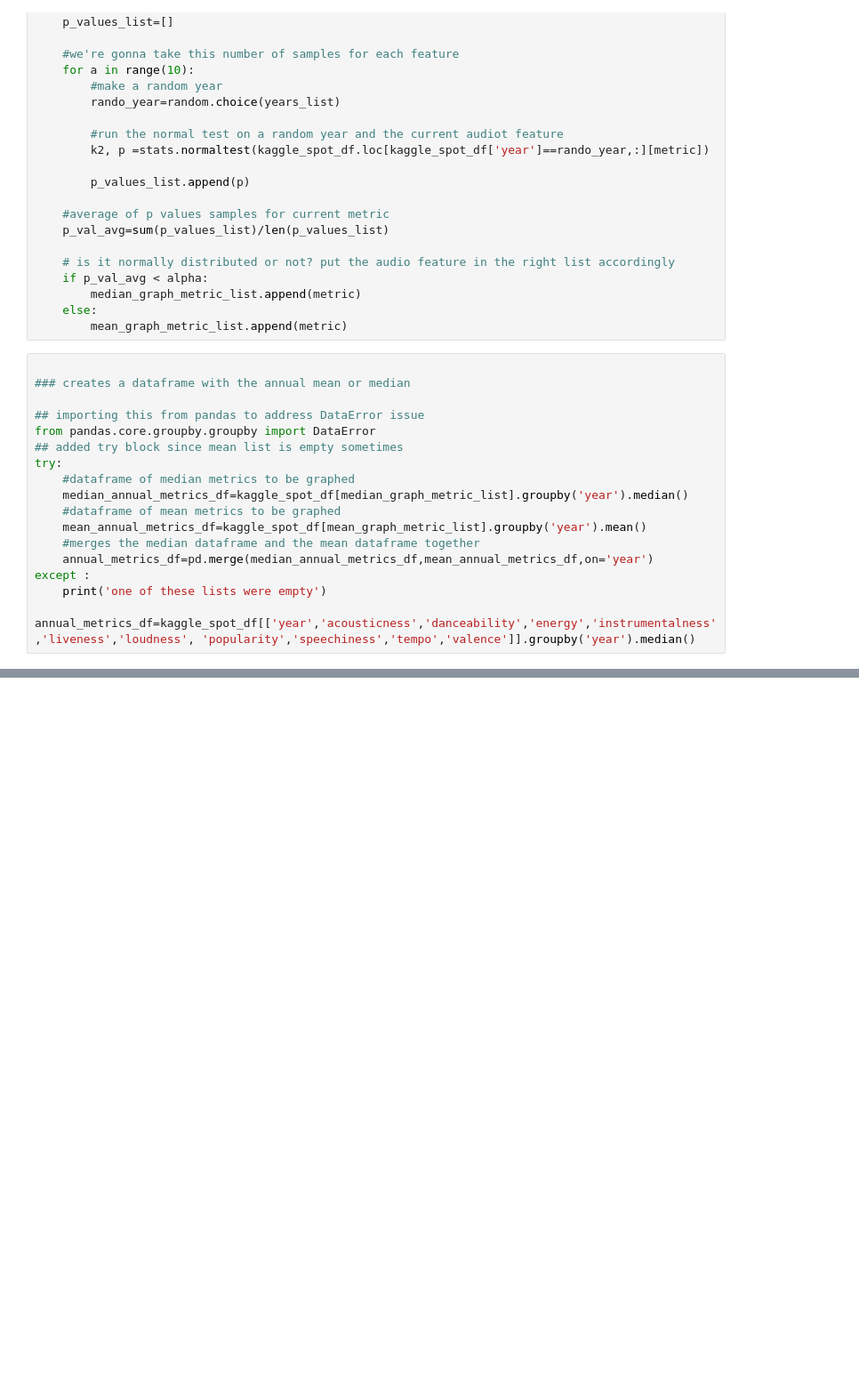
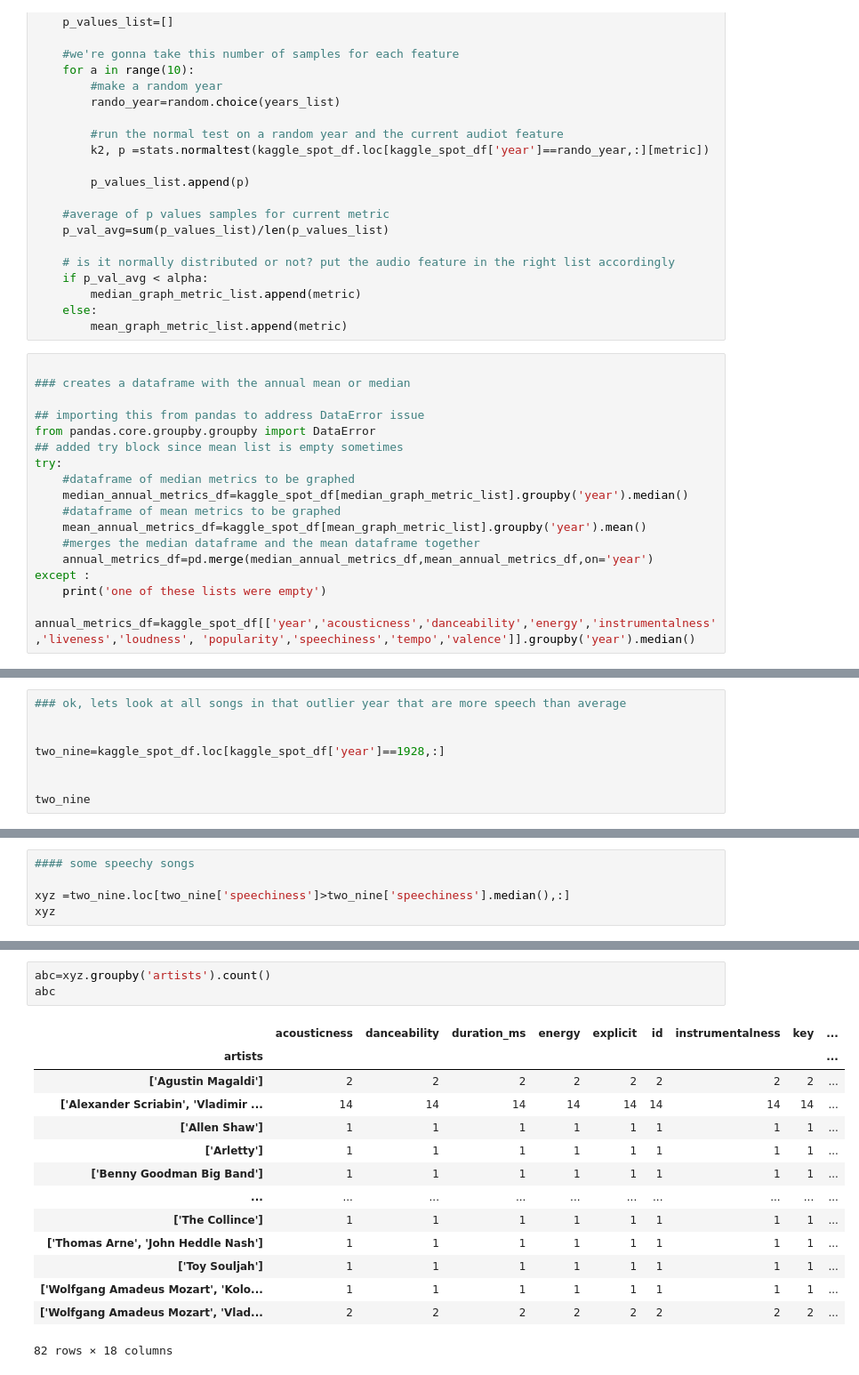
Before and after one commit to JoeKell/SpotifySongAnalysisProject, a Jupyter notebook: metrics_over_time.ipynb, the cells around one changed output, grey strips where cells are left out. Shown at 89% size. Drawn from its saved outputs; the diff is of its cells as text; blank space fills up the shorter version.

Commit message:
made dataframe of specific data points based on the findings in the graph

```diff
--- a/metrics_over_time.ipynb
+++ b/metrics_over_time.ipynb
@@ -136,0 +180,8 @@ over_time_graphy(annual_metrics_df)
+# %%
+### ok, lets look at all songs in that outlier year that are more speech than average
+
+
+two_nine=kaggle_spot_df.loc[kaggle_spot_df['year']==1928,:]
+
+
+two_nine
@@ -136,0 +212,5 @@ over_time_graphy(annual_metrics_df)
+# %%
+#### some speechy songs
+
+xyz =two_nine.loc[two_nine['speechiness']>two_nine['speechiness'].median(),:]
+xyz
@@ -136,0 +231,18 @@ over_time_graphy(annual_metrics_df)
+# %%
+abc=xyz.groupby('artists').count()
+abc
+# %% [output]
+|  | acousticness | danceability | duration_ms | energy | explicit | id | instrumentalness | key | ... |
+| artists |  |  |  |  |  |  |  |  | ... |
+| ['Agustin Magaldi'] | 2 | 2 | 2 | 2 | 2 | 2 | 2 | 2 | ... |
+| ['Alexander Scriabin', 'Vladimir ... | 14 | 14 | 14 | 14 | 14 | 14 | 14 | 14 | ... |
+| ['Allen Shaw'] | 1 | 1 | 1 | 1 | 1 | 1 | 1 | 1 | ... |
+| ['Arletty'] | 1 | 1 | 1 | 1 | 1 | 1 | 1 | 1 | ... |
+| ['Benny Goodman Big Band'] | 1 | 1 | 1 | 1 | 1 | 1 | 1 | 1 | ... |
+| ... | ... | ... | ... | ... | ... | ... | ... | ... | ... |
+| ['The Collince'] | 1 | 1 | 1 | 1 | 1 | 1 | 1 | 1 | ... |
+| ['Thomas Arne', 'John Heddle Nash'] | 1 | 1 | 1 | 1 | 1 | 1 | 1 | 1 | ... |
+| ['Toy Souljah'] | 1 | 1 | 1 | 1 | 1 | 1 | 1 | 1 | ... |
+| ['Wolfgang Amadeus Mozart', 'Kolo... | 1 | 1 | 1 | 1 | 1 | 1 | 1 | 1 | ... |
+| ['Wolfgang Amadeus Mozart', 'Vlad... | 2 | 2 | 2 | 2 | 2 | 2 | 2 | 2 | ... |
+82 rows × 18 columns
```
Also changed, not shown: parts of 8 cells of this notebook, 1 other file.
